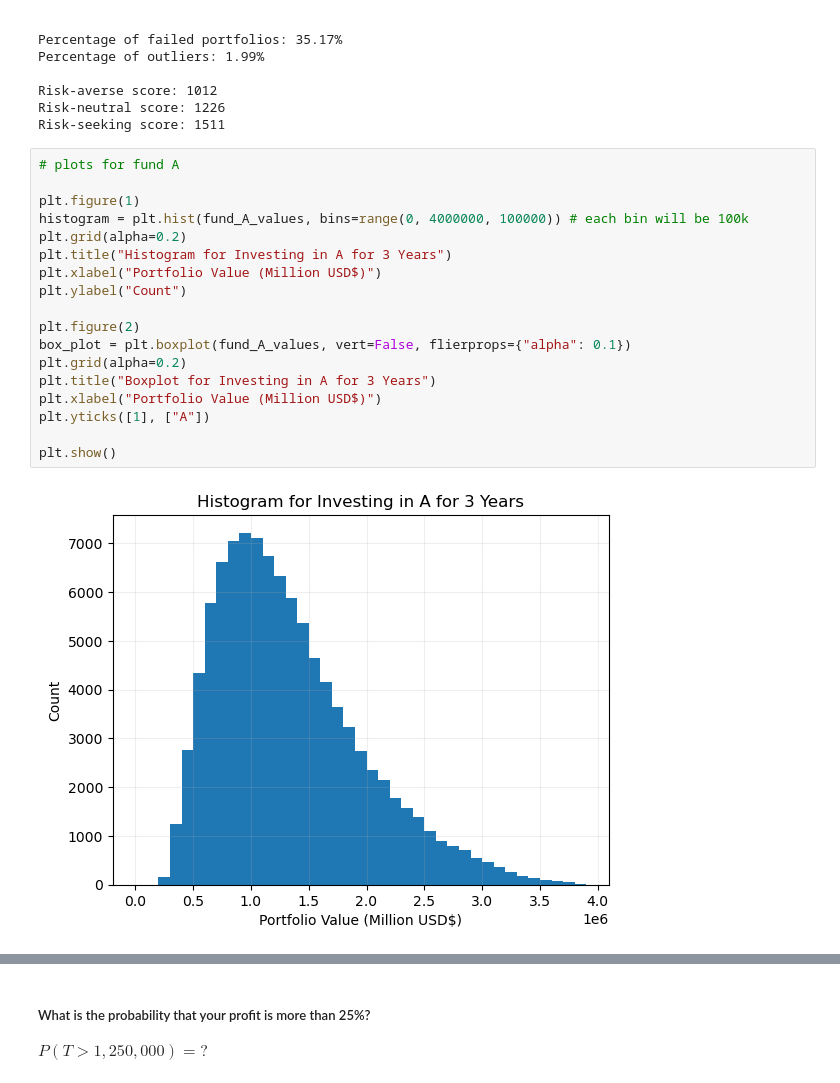
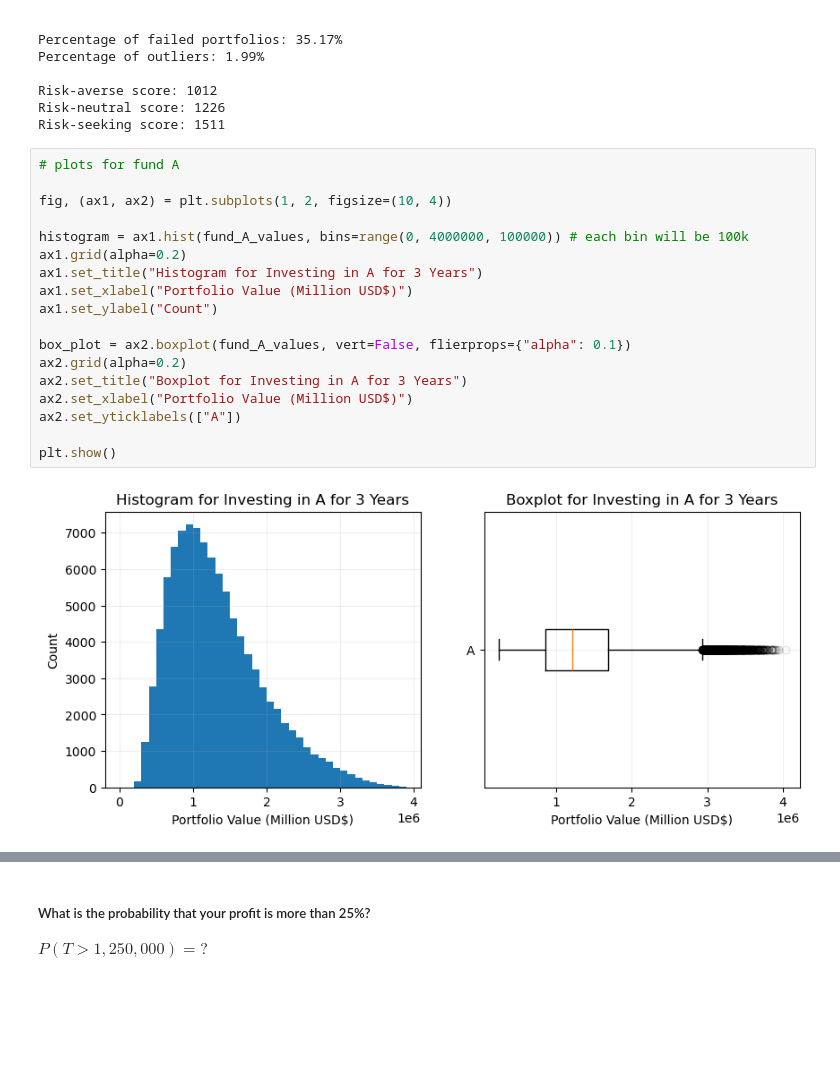
Before and after one commit to myin27/OR442-Term-Project, a Jupyter notebook: project.ipynb, the cells around one changed output, grey strips where cells are left out. Drawn from its saved outputs; the diff is of its cells as text; blank space fills up the shorter version.

Commit message:
Make graphs neater/take up less space.

```diff
--- a/project.ipynb
+++ b/project.ipynb
@@ -158,20 +158,20 @@ Risk-seeking score: 1511
 # %%
 # plots for fund A
 
-plt.figure(1)
-histogram = plt.hist(fund_A_values, bins=range(0, 4000000, 100000)) # each bin will be 100k
-plt.grid(alpha=0.2)
-plt.title("Histogram for Investing in A for 3 Years")
-plt.xlabel("Portfolio Value (Million USD$)")
-plt.ylabel("Count")
+fig, (ax1, ax2) = plt.subplots(1, 2, figsize=(10, 4))
 
-plt.figure(2)
-box_plot = plt.boxplot(fund_A_values, vert=False, flierprops={"alpha": 0.1})
-plt.grid(alpha=0.2)
-plt.title("Boxplot for Investing in A for 3 Years")
-plt.xlabel("Portfolio Value (Million USD$)")
-plt.yticks([1], ["A"])
+histogram = ax1.hist(fund_A_values, bins=range(0, 4000000, 100000)) # each bin will be 100k
+ax1.grid(alpha=0.2)
+ax1.set_title("Histogram for Investing in A for 3 Years")
+ax1.set_xlabel("Portfolio Value (Million USD$)")
+ax1.set_ylabel("Count")
+
+box_plot = ax2.boxplot(fund_A_values, vert=False, flierprops={"alpha": 0.1})
+ax2.grid(alpha=0.2)
+ax2.set_title("Boxplot for Investing in A for 3 Years")
+ax2.set_xlabel("Portfolio Value (Million USD$)")
+ax2.set_yticklabels(["A"])
 
 plt.show()
 # %% [output]
-[figure, old version]
+[figure, new version]
```
Also changed, not shown: parts of 13 cells of this notebook.
